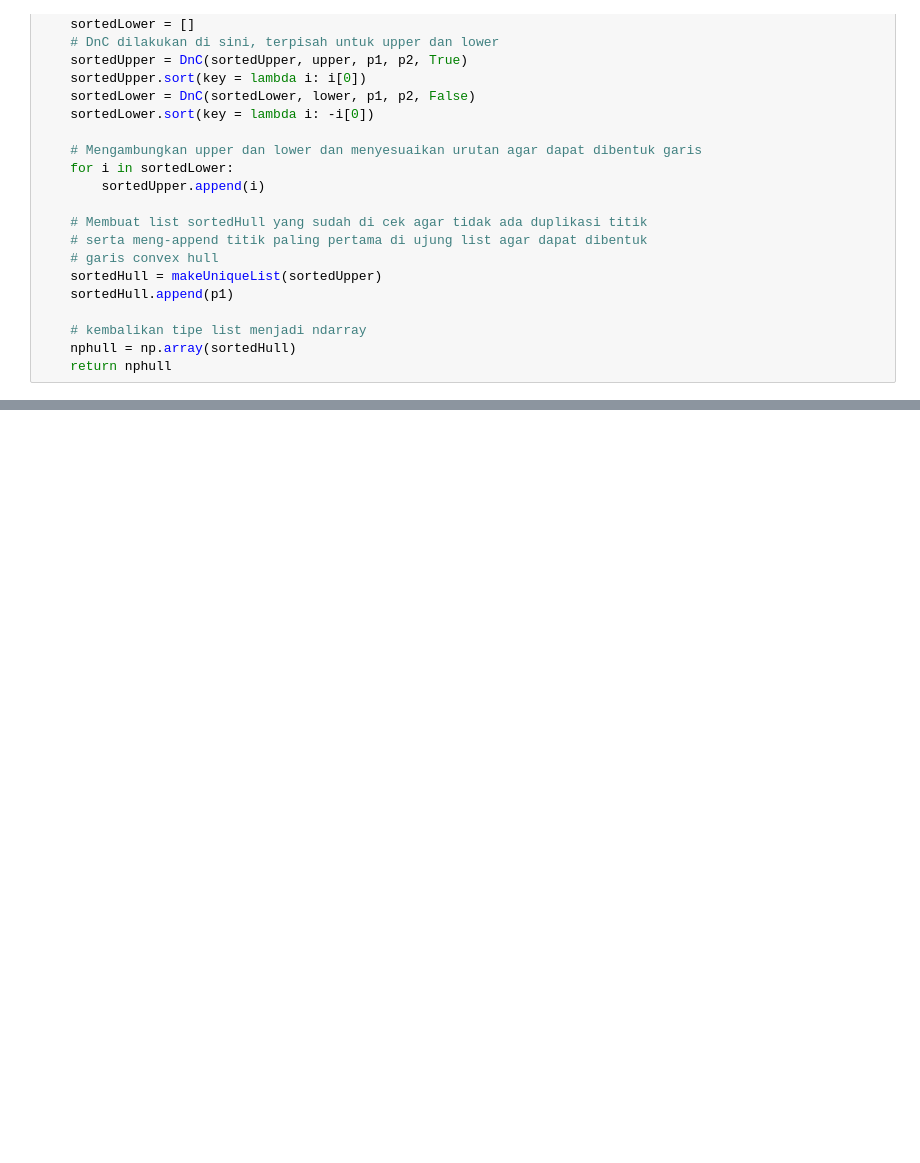
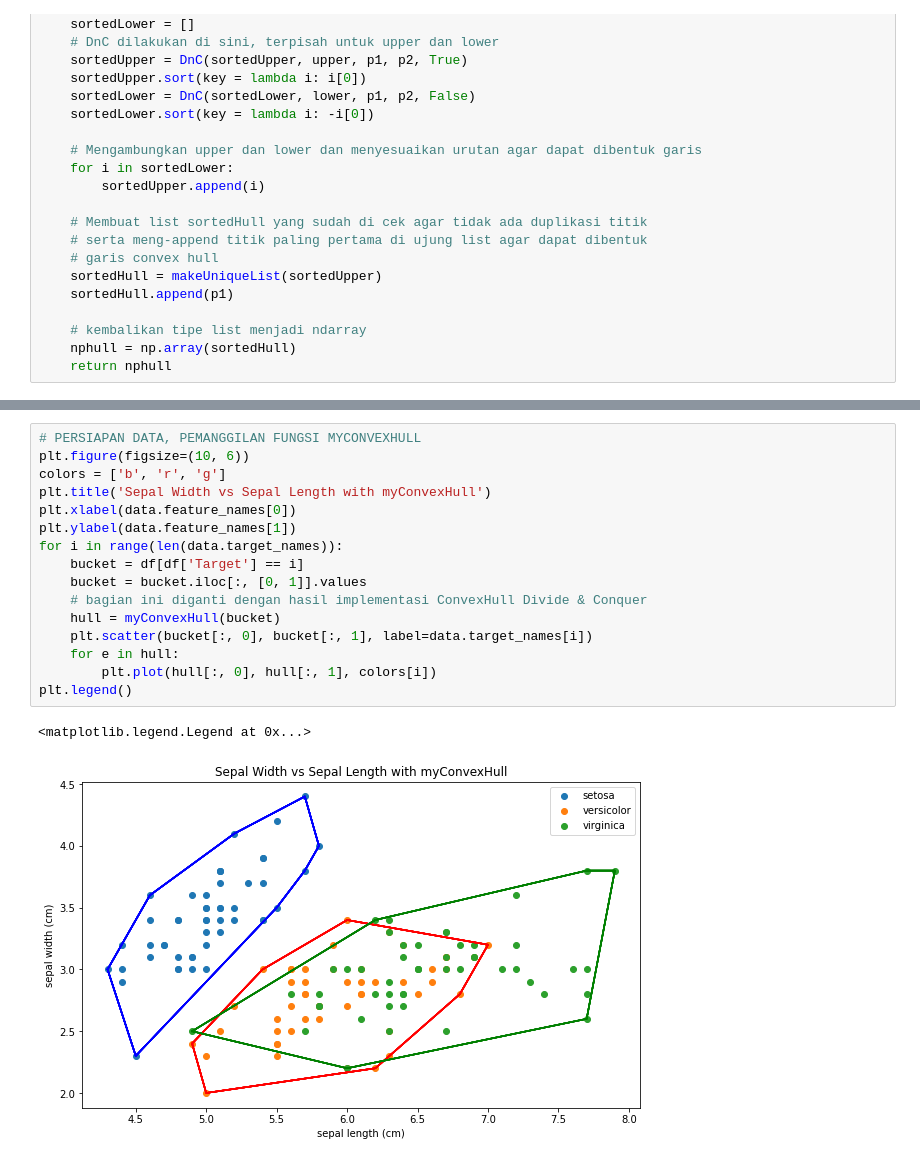
Before and after one commit to DzakyFattan/dnc-myConvexHull, a Jupyter notebook: src/myConvexHull.ipynb, the cells around one changed output, grey strips where cells are left out. Cells and saved outputs as stored; diff of their text form; blank space fills up the shorter version.

```diff
--- a/src/myConvexHull.ipynb
+++ b/src/myConvexHull.ipynb
@@ -203,0 +206,19 @@ plt.legend()
+# %%
+# PERSIAPAN DATA, PEMANGGILAN FUNGSI MYCONVEXHULL
+plt.figure(figsize=(10, 6))
+colors = ['b', 'r', 'g']
+plt.title('Sepal Width vs Sepal Length with myConvexHull')
+plt.xlabel(data.feature_names[0])
+plt.ylabel(data.feature_names[1])
+for i in range(len(data.target_names)):
+    bucket = df[df['Target'] == i]
+    bucket = bucket.iloc[:, [0, 1]].values
+    # bagian ini diganti dengan hasil implementasi ConvexHull Divide & Conquer
+    hull = myConvexHull(bucket)
+    plt.scatter(bucket[:, 0], bucket[:, 1], label=data.target_names[i])
+    for e in hull:
+        plt.plot(hull[:, 0], hull[:, 1], colors[i])
+plt.legend()
+# %% [output]
+<matplotlib.legend.Legend at 0x...>
+[figure, added]
```
Also changed, not shown: parts of 8 cells of this notebook, 1 other file.
